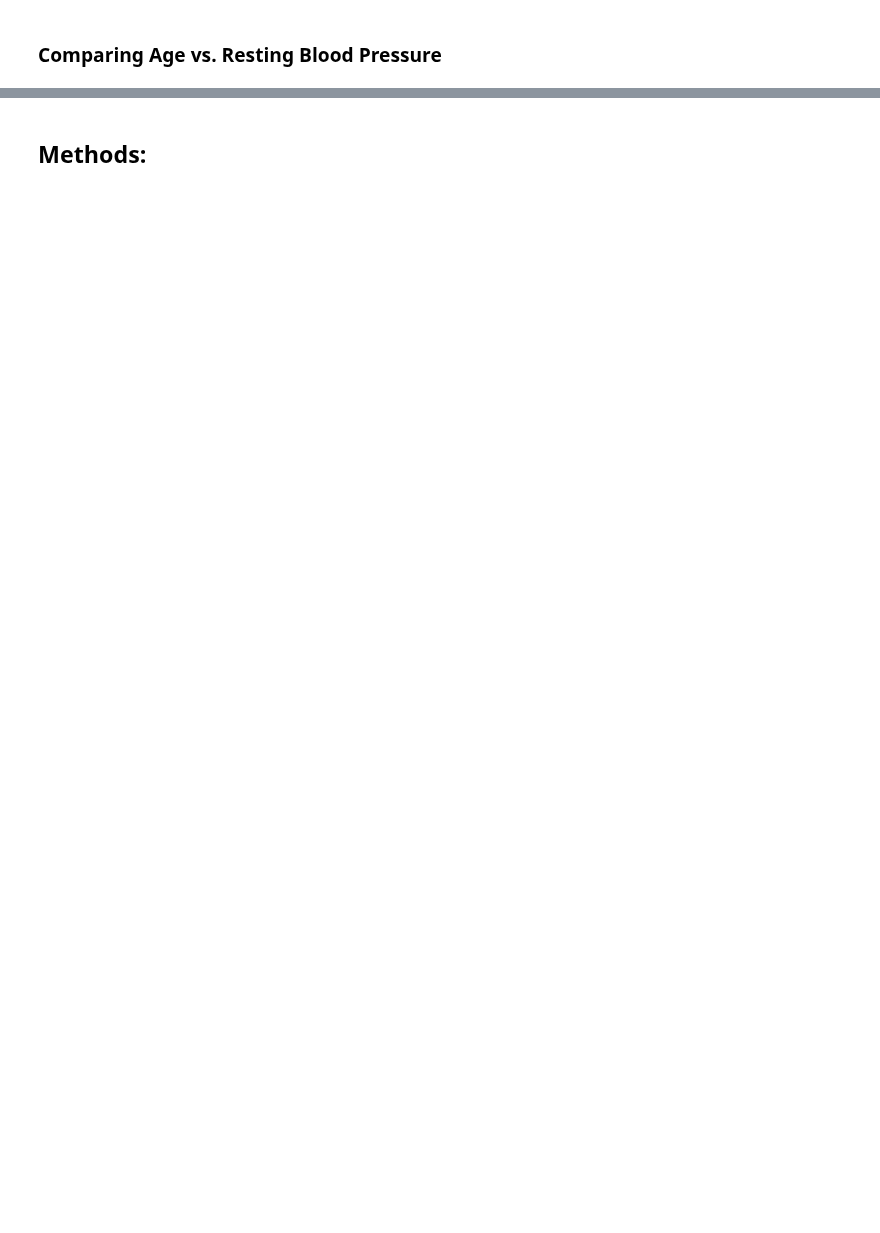
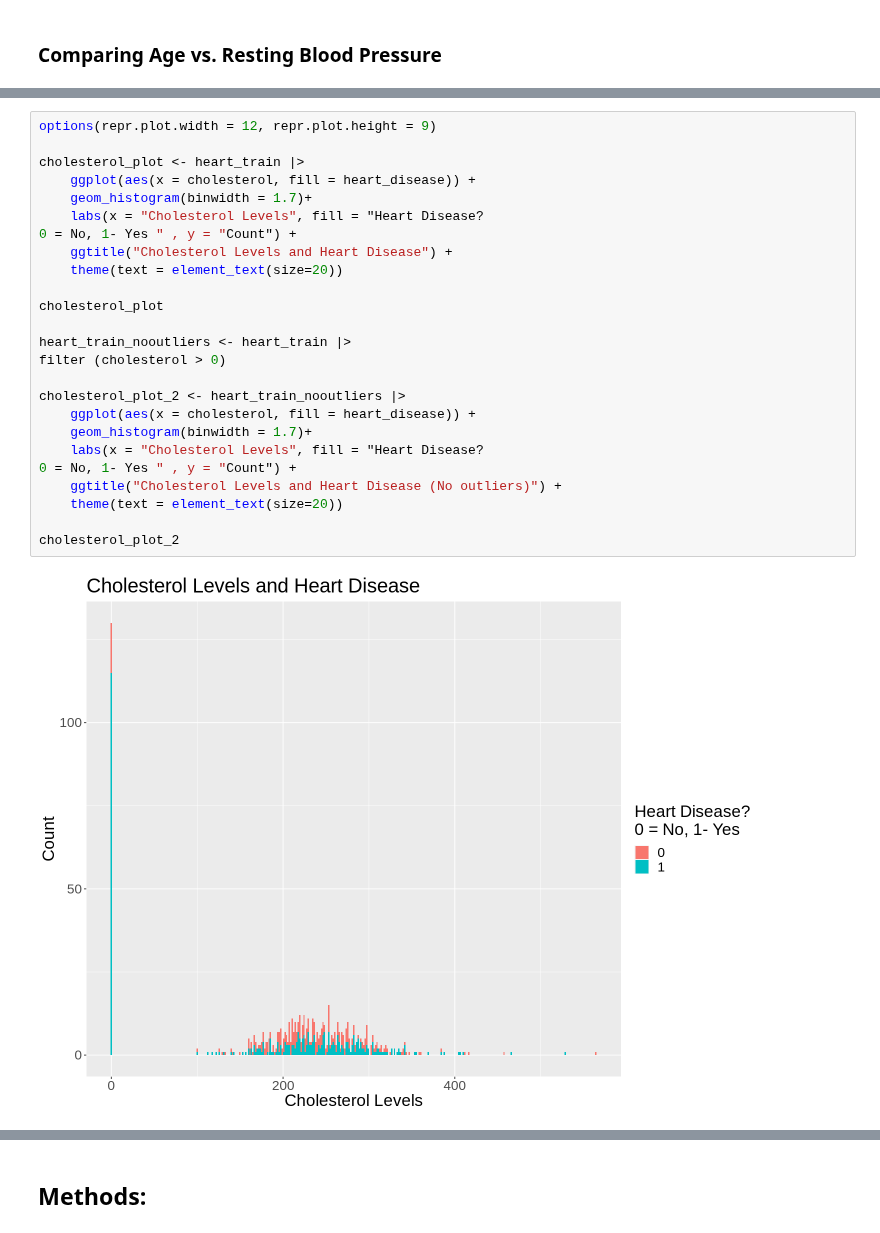
Before and after one commit to sara2815/Heart-Attack-Analysis, a Jupyter notebook: Group-43-Project.ipynb, the cells around one changed output, grey strips where cells are left out. Cells and saved outputs as stored; diff of their text form; blank space fills up the shorter version.

```diff
--- a/Group-43-Project.ipynb
+++ b/Group-43-Project.ipynb
@@ -245,0 +233,27 @@ agevscholesterol_plot
+# %%
+options(repr.plot.width = 12, repr.plot.height = 9)
+
+cholesterol_plot <- heart_train |>
+    ggplot(aes(x = cholesterol, fill = heart_disease)) +
+    geom_histogram(binwidth = 1.7)+
+    labs(x = "Cholesterol Levels", fill = "Heart Disease?
+0 = No, 1- Yes " , y = "Count") +
+    ggtitle("Cholesterol Levels and Heart Disease") +
+    theme(text = element_text(size=20))
+
+cholesterol_plot
+
+heart_train_nooutliers <- heart_train |>
+filter (cholesterol > 0)
+
+cholesterol_plot_2 <- heart_train_nooutliers |>
+    ggplot(aes(x = cholesterol, fill = heart_disease)) +
+    geom_histogram(binwidth = 1.7)+
+    labs(x = "Cholesterol Levels", fill = "Heart Disease?
+0 = No, 1- Yes " , y = "Count") +
+    ggtitle("Cholesterol Levels and Heart Disease (No outliers)") +
+    theme(text = element_text(size=20))
+
+cholesterol_plot_2
+# %% [output]
+[figure, added]
```
Also changed, not shown: parts of 15 cells of this notebook.
